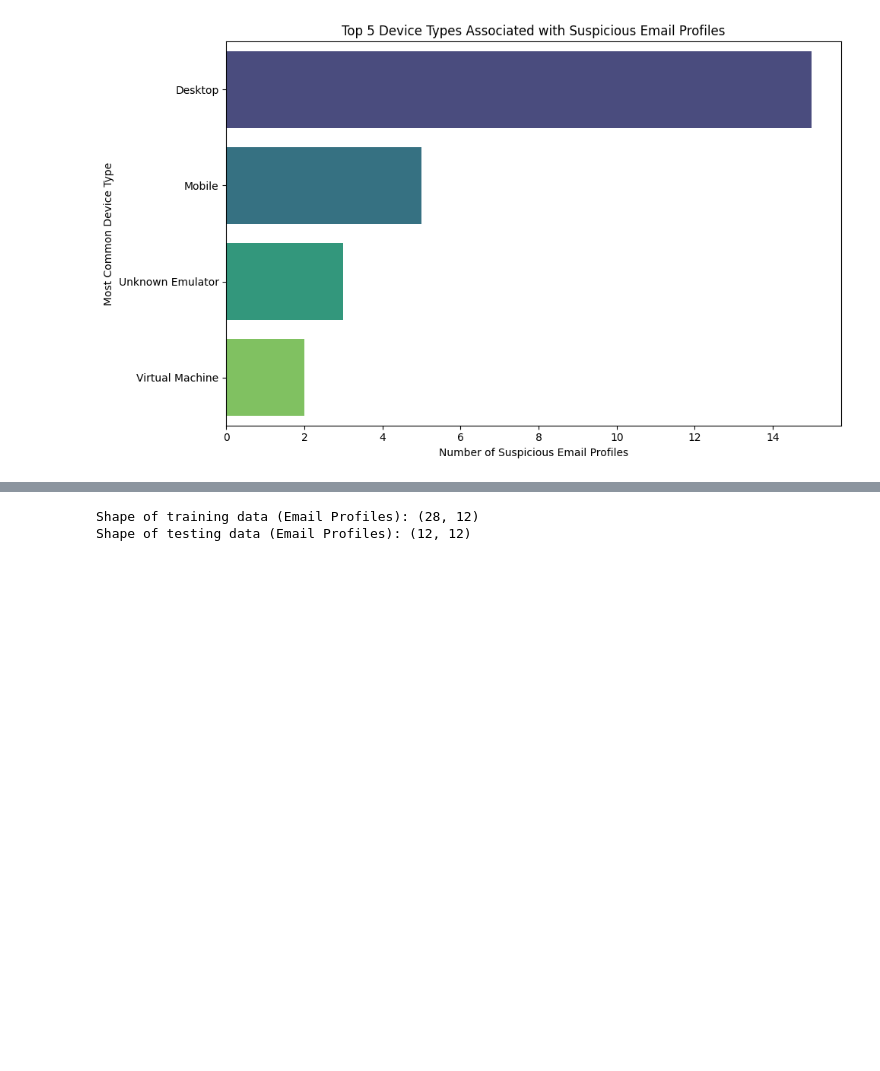
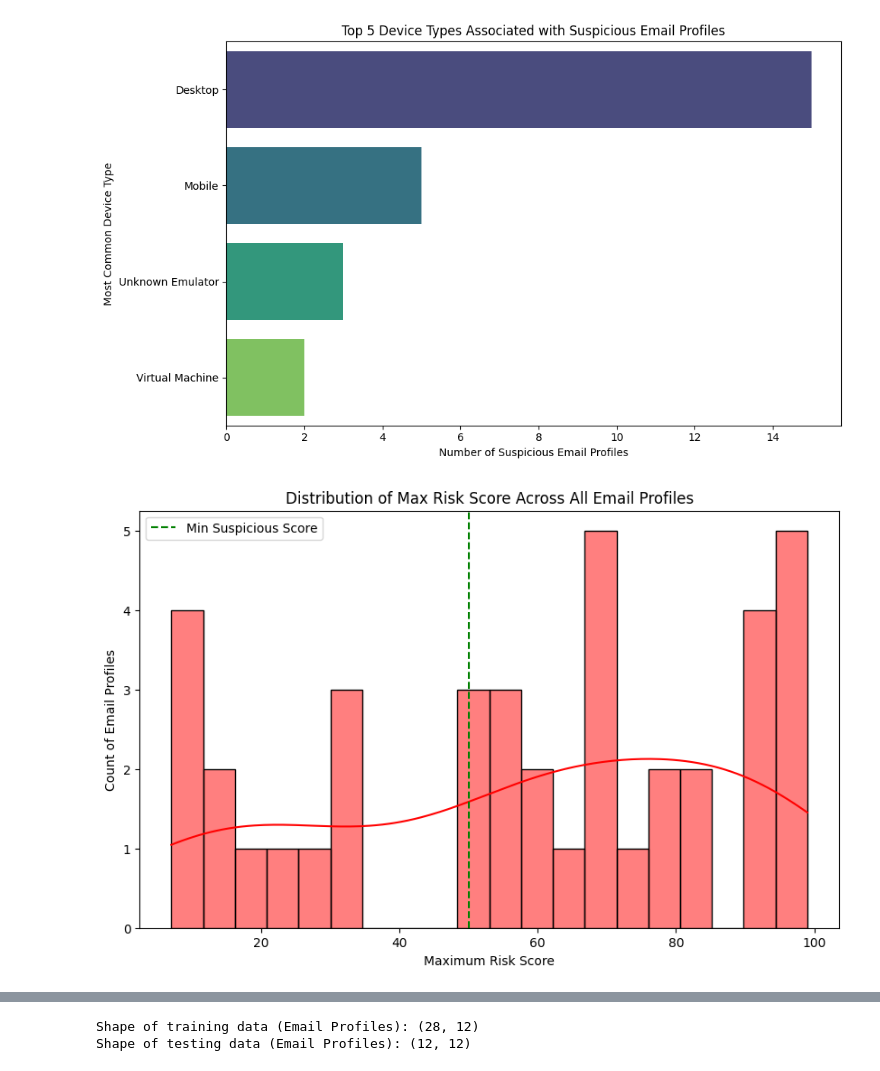
Before and after one commit to stevenchua/api-anomaly, a Jupyter notebook: api_anomaly.ipynb, the cells around one changed output, grey strips where cells are left out. Drawn from its saved outputs; the diff is of its cells as text; code cells hidden in the pictures; blank space fills up the shorter version.

```diff
--- a/api_anomaly.ipynb
+++ b/api_anomaly.ipynb
@@ -239,3 +239,16 @@ Passing `palette` without assigning `hue` is deprecated and will be removed in v
 
   sns.barplot(x=suspicious_emails_device.values, y=suspicious_emails_device.index, palette='viridis')
 [figure]
+# %%
+# 4. Distribution of the Max Risk Score (Top Indicator for Suspicious Accounts)
+RISK_MAX_COL = 'risk_score_max'
+plt.figure(figsize=(10, 6))
+sns.histplot(email_df[RISK_MAX_COL], bins=20, kde=True, color='red')
+plt.title('Distribution of Max Risk Score Across All Email Profiles')
+plt.xlabel('Maximum Risk Score')
+plt.ylabel('Count of Email Profiles')
+plt.axvline(email_df[email_df['is_suspicious'] == True][RISK_MAX_COL].min(), color='green', linestyle='--', label='Min Suspicious Score')
+plt.legend()
+plt.show()
+# %% [output]
+[figure, added]
```
Also changed, not shown: parts of 1 cell of this notebook.
